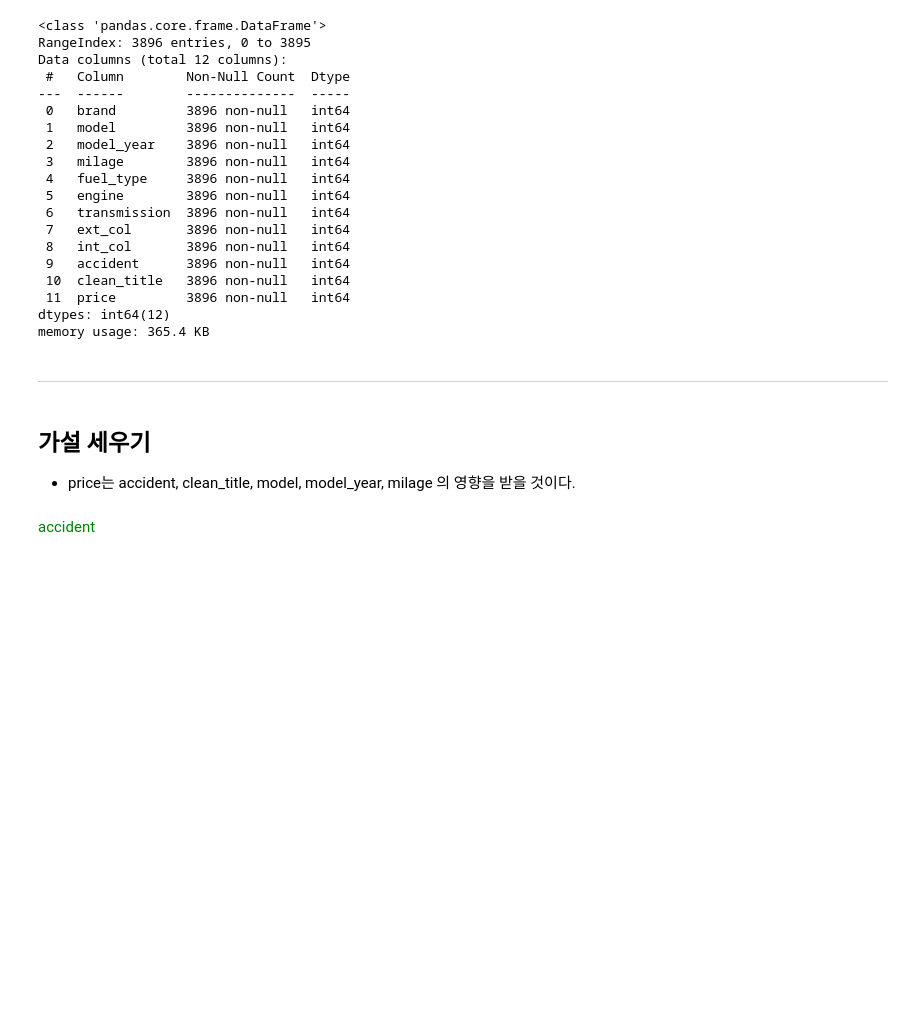
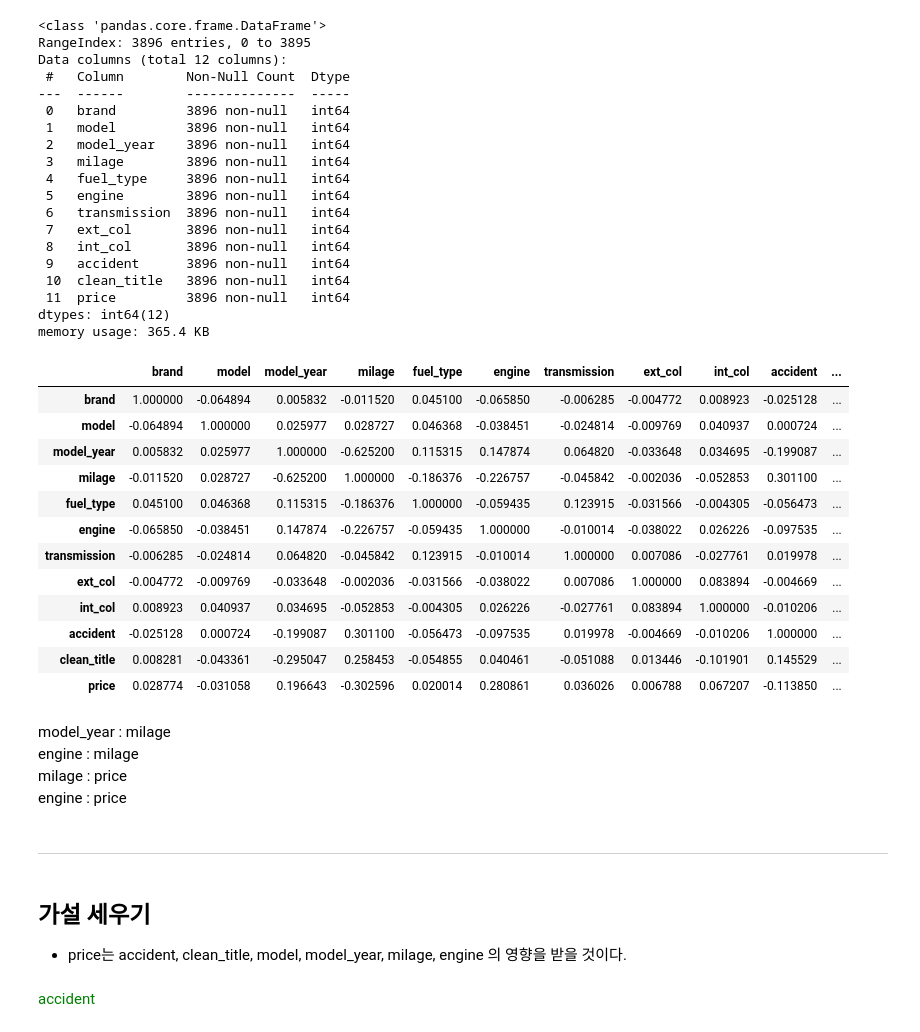
Before and after one commit to juddy7453/DataProcessing, a Jupyter notebook: Used_Car_Price_Prediction.ipynb, the cells around one changed output. Saved outputs shown, nothing was run; the diff lists cells and outputs as text; code cells hidden in the pictures; blank space fills up the shorter version.

```diff
--- a/Used_Car_Price_Prediction.ipynb
+++ b/Used_Car_Price_Prediction.ipynb
@@ -969,11 +843,32 @@ Data columns (total 12 columns):
  11  price         3896 non-null   int64
 dtypes: int64(12)
 memory usage: 365.4 KB
+# %%
+data.corr()
+# %% [output]
+|  | brand | model | model_year | milage | fuel_type | engine | transmission | ext_col | int_col | accident | ... |
+| brand | 1.000000 | -0.064894 | 0.005832 | -0.011520 | 0.045100 | -0.065850 | -0.006285 | -0.004772 | 0.008923 | -0.025128 | ... |
+| model | -0.064894 | 1.000000 | 0.025977 | 0.028727 | 0.046368 | -0.038451 | -0.024814 | -0.009769 | 0.040937 | 0.000724 | ... |
+| model_year | 0.005832 | 0.025977 | 1.000000 | -0.625200 | 0.115315 | 0.147874 | 0.064820 | -0.033648 | 0.034695 | -0.199087 | ... |
+| milage | -0.011520 | 0.028727 | -0.625200 | 1.000000 | -0.186376 | -0.226757 | -0.045842 | -0.002036 | -0.052853 | 0.301100 | ... |
+| fuel_type | 0.045100 | 0.046368 | 0.115315 | -0.186376 | 1.000000 | -0.059435 | 0.123915 | -0.031566 | -0.004305 | -0.056473 | ... |
+| engine | -0.065850 | -0.038451 | 0.147874 | -0.226757 | -0.059435 | 1.000000 | -0.010014 | -0.038022 | 0.026226 | -0.097535 | ... |
+| transmission | -0.006285 | -0.024814 | 0.064820 | -0.045842 | 0.123915 | -0.010014 | 1.000000 | 0.007086 | -0.027761 | 0.019978 | ... |
+| ext_col | -0.004772 | -0.009769 | -0.033648 | -0.002036 | -0.031566 | -0.038022 | 0.007086 | 1.000000 | 0.083894 | -0.004669 | ... |
+| int_col | 0.008923 | 0.040937 | 0.034695 | -0.052853 | -0.004305 | 0.026226 | -0.027761 | 0.083894 | 1.000000 | -0.010206 | ... |
+| accident | -0.025128 | 0.000724 | -0.199087 | 0.301100 | -0.056473 | -0.097535 | 0.019978 | -0.004669 | -0.010206 | 1.000000 | ... |
+| clean_title | 0.008281 | -0.043361 | -0.295047 | 0.258453 | -0.054855 | 0.040461 | -0.051088 | 0.013446 | -0.101901 | 0.145529 | ... |
+| price | 0.028774 | -0.031058 | 0.196643 | -0.302596 | 0.020014 | 0.280861 | 0.036026 | 0.006788 | 0.067207 | -0.113850 | ... |
+# %% [markdown]
+model_year : milage
+engine : milage
+milage : price
+engine : price
 # %% [markdown]
 ------------
 # %% [markdown]
 ## 가설 세우기
-* price는 accident, clean_title, model, model_year, milage 의 영향을 받을 것이다.
+* price는 accident, clean_title, model, model_year, milage, engine 의 영향을 받을 것이다.
 # %% [markdown]
 <span style="color:green"> accident </span>
 # %%
```
Also changed, not shown: parts of 26 cells of this notebook.
